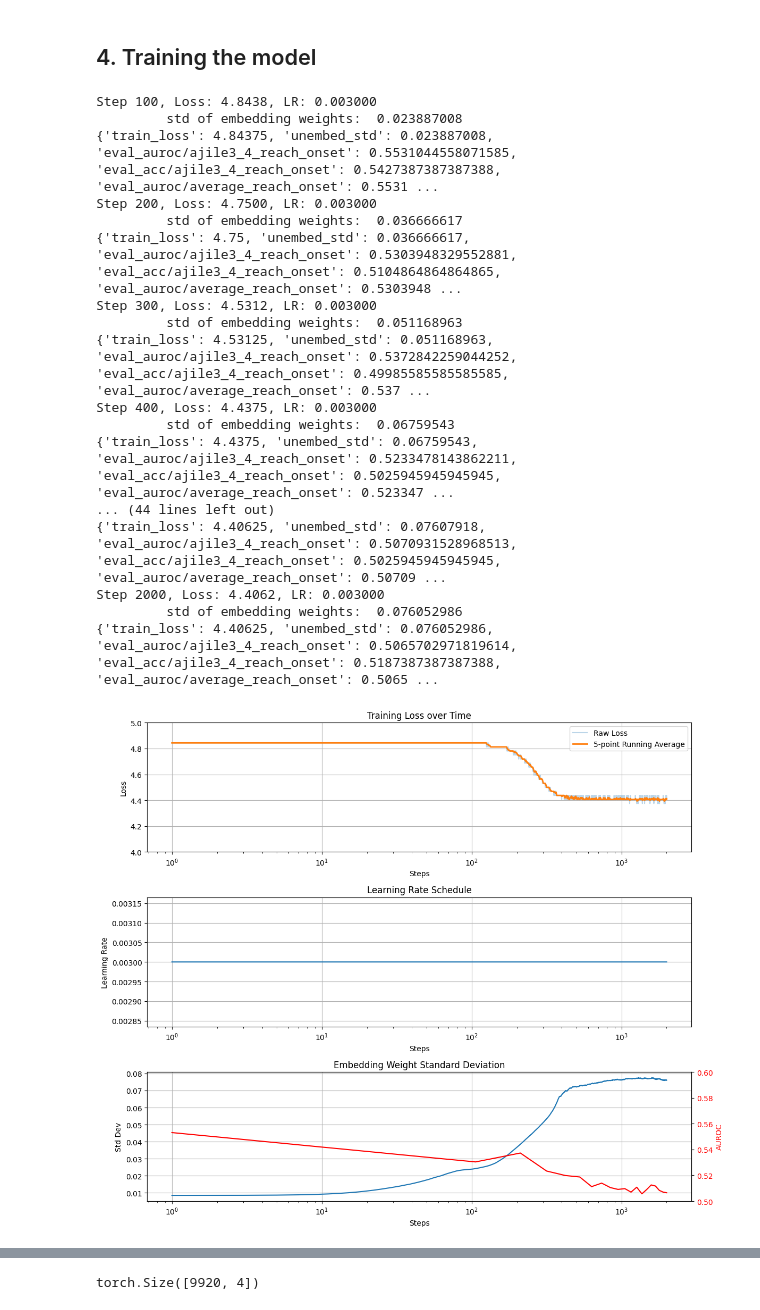
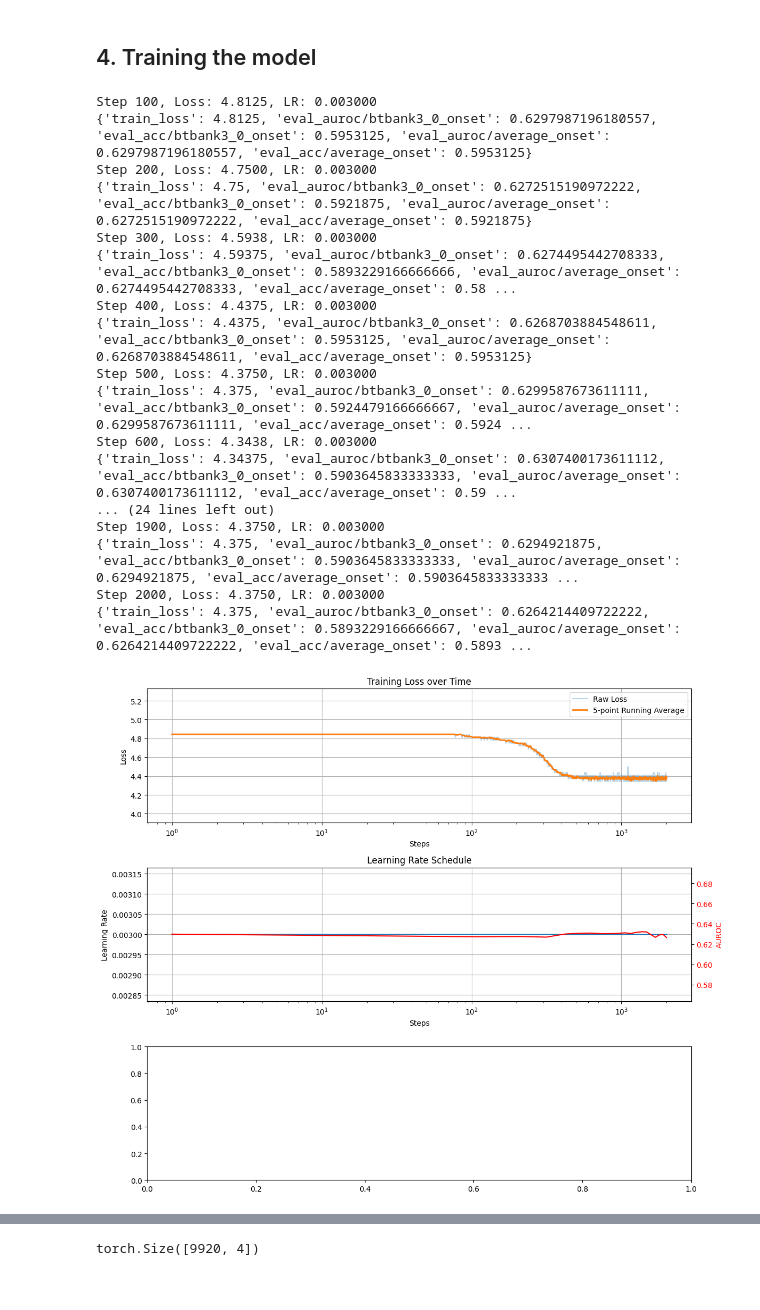
Before and after one commit to azaho/bfm, a Jupyter notebook: exp_single_electrode_new_ajile.ipynb, the cells around one changed output, grey strips where cells are left out. Drawn from its saved outputs; the diff is of its cells as text; code cells hidden in the pictures.

```diff
--- a/exp_single_electrode_new_ajile.ipynb
+++ b/exp_single_electrode_new_ajile.ipynb
@@ -203,0 +292,8 @@ inverter = DistributionInverter(samples=samples).to(device, dtype=dtype)
+# %%
+batch = next(dataloader)
+batch_data = batch['data'].to(device, dtype=dtype).reshape(batch_size, window_size//n_samples_per_bin, n_samples_per_bin) # shape (batch_size, seq_len, 1)
+batch_data = inverter(batch_data)
+# %%
+masker = Masker(p_masked_intervals=0.5)
+masked_x, mask = masker.forward(batch_data)
+masked_x.shape, mask.shape
@@ -495,4 +608,7 @@ class ModelEvaluation_AjileBench():
 # %%
-evaluation = ModelEvaluation_AjileBench(model, inverter, [(subject, trial_id)], ["reach_onset"], feature_aggregation_method='concat', mean_collapse_factor=1)
+if AJILE:
+    evaluation = ModelEvaluation_AjileBench(model, inverter, [(subject, trial_id)], ["reach_onset"], feature_aggregation_method='concat', mean_collapse_factor=32)
+else:
+    evaluation = ModelEvaluation_BTBench(model, inverter, [(subject, 0)], ["onset"], feature_aggregation_method='concat', mean_collapse_factor=128)
 evaluation.evaluate()
 # %% [output]
@@ -529,8 +645,9 @@ for batch in dataloader:
 
     batch_data = batch['data'].to(device, dtype=dtype).reshape(batch_size, window_size//n_samples_per_bin, n_samples_per_bin) # shape (batch_size, seq_len, 1)
     batch_data = inverter(batch_data)
+    masked_x, mask = masker.forward(batch_data)
 
-    loss = model.calculate_loss(batch_data)
+    loss = model.calculate_loss(masked_x.unsqueeze(-2), mask=mask)
     loss.backward()
     for optimizer in optimizers:
         optimizer.step()
@@ -543,13 +660,11 @@ for batch in dataloader:
     # Log metrics
     log_dict = {
         'train_loss': loss.item(),
-        'unembed_std': model.embed.embedding_weights.data.cpu().float().numpy().std()
     }
 
     if step % 100 == 0:
         current_lr = optimizers[-1].param_groups[0]['lr']
         print(f"Step {step}, Loss: {loss.item():.4f}, LR: {current_lr:.6f}")
-        print("\t std of embedding weights: ", log_dict['unembed_std'])
 
         # Add evaluation results
         evaluation_results = evaluation.evaluate()
@@ -562,23 +677,23 @@ for batch in dataloader:
         break # Only process one batch per step
     step += 1
 # %% [output]
-Step 100, Loss: 4.8438, LR: 0.003000
-         std of embedding weights:  0.023887008
-{'train_loss': 4.84375, 'unembed_std': 0.023887008, 'eval_auroc/ajile3_4_reach_onset': 0.5531044558071585, 'eval_acc/ajile3_4_reach_onset': 0.5427387387387388, 'eval_auroc/average_reach_onset': 0.5531 ...
+Step 100, Loss: 4.8125, LR: 0.003000
+{'train_loss': 4.8125, 'eval_auroc/btbank3_0_onset': 0.6297987196180557, 'eval_acc/btbank3_0_onset': 0.5953125, 'eval_auroc/average_onset': 0.6297987196180557, 'eval_acc/average_onset': 0.5953125}
 Step 200, Loss: 4.7500, LR: 0.003000
-         std of embedding weights:  0.036666617
-{'train_loss': 4.75, 'unembed_std': 0.036666617, 'eval_auroc/ajile3_4_reach_onset': 0.5303948329552881, 'eval_acc/ajile3_4_reach_onset': 0.5104864864864865, 'eval_auroc/average_reach_onset': 0.5303948 ...
-Step 300, Loss: 4.5312, LR: 0.003000
-         std of embedding weights:  0.051168963
-{'train_loss': 4.53125, 'unembed_std': 0.051168963, 'eval_auroc/ajile3_4_reach_onset': 0.5372842259044252, 'eval_acc/ajile3_4_reach_onset': 0.49985585585585585, 'eval_auroc/average_reach_onset': 0.537 ...
+{'train_loss': 4.75, 'eval_auroc/btbank3_0_onset': 0.6272515190972222, 'eval_acc/btbank3_0_onset': 0.5921875, 'eval_auroc/average_onset': 0.6272515190972222, 'eval_acc/average_onset': 0.5921875}
+Step 300, Loss: 4.5938, LR: 0.003000
+{'train_loss': 4.59375, 'eval_auroc/btbank3_0_onset': 0.6274495442708333, 'eval_acc/btbank3_0_onset': 0.5893229166666666, 'eval_auroc/average_onset': 0.6274495442708333, 'eval_acc/average_onset': 0.58 ...
 Step 400, Loss: 4.4375, LR: 0.003000
-         std of embedding weights:  0.06759543
-{'train_loss': 4.4375, 'unembed_std': 0.06759543, 'eval_auroc/ajile3_4_reach_onset': 0.5233478143862211, 'eval_acc/ajile3_4_reach_onset': 0.5025945945945945, 'eval_auroc/average_reach_onset': 0.523347 ...
-... (44 lines left out)
-{'train_loss': 4.40625, 'unembed_std': 0.07607918, 'eval_auroc/ajile3_4_reach_onset': 0.5070931528968513, 'eval_acc/ajile3_4_reach_onset': 0.5025945945945945, 'eval_auroc/average_reach_onset': 0.50709 ...
-Step 2000, Loss: 4.4062, LR: 0.003000
-         std of embedding weights:  0.076052986
-{'train_loss': 4.40625, 'unembed_std': 0.076052986, 'eval_auroc/ajile3_4_reach_onset': 0.5065702971819614, 'eval_acc/ajile3_4_reach_onset': 0.5187387387387388, 'eval_auroc/average_reach_onset': 0.5065 ...
+{'train_loss': 4.4375, 'eval_auroc/btbank3_0_onset': 0.6268703884548611, 'eval_acc/btbank3_0_onset': 0.5953125, 'eval_auroc/average_onset': 0.6268703884548611, 'eval_acc/average_onset': 0.5953125}
+Step 500, Loss: 4.3750, LR: 0.003000
+{'train_loss': 4.375, 'eval_auroc/btbank3_0_onset': 0.6299587673611111, 'eval_acc/btbank3_0_onset': 0.5924479166666667, 'eval_auroc/average_onset': 0.6299587673611111, 'eval_acc/average_onset': 0.5924 ...
+Step 600, Loss: 4.3438, LR: 0.003000
+{'train_loss': 4.34375, 'eval_auroc/btbank3_0_onset': 0.6307400173611112, 'eval_acc/btbank3_0_onset': 0.5903645833333333, 'eval_auroc/average_onset': 0.6307400173611112, 'eval_acc/average_onset': 0.59 ...
+... (24 lines left out)
+Step 1900, Loss: 4.3750, LR: 0.003000
+{'train_loss': 4.375, 'eval_auroc/btbank3_0_onset': 0.6294921875, 'eval_acc/btbank3_0_onset': 0.5903645833333333, 'eval_auroc/average_onset': 0.6294921875, 'eval_acc/average_onset': 0.5903645833333333 ...
+Step 2000, Loss: 4.3750, LR: 0.003000
+{'train_loss': 4.375, 'eval_auroc/btbank3_0_onset': 0.6264214409722222, 'eval_acc/btbank3_0_onset': 0.5893229166666667, 'eval_auroc/average_onset': 0.6264214409722222, 'eval_acc/average_onset': 0.5893 ...
 # %%
 # Extract values from training logs
 steps = []
@@ -593,12 +708,14 @@ step = 1
 for log_dict in training_logs:
     steps.append(step)
     losses.append(log_dict['train_loss'])
-    stds.append(log_dict['unembed_std'])
-
     # Extract evaluation metrics if available
     if 'eval_auroc/average_reach_onset' in log_dict:
         aurocs.append(log_dict['eval_auroc/average_reach_onset'])
         accs.append(log_dict['eval_acc/average_reach_onset'])
+    # Extract evaluation metrics if available
+    if 'eval_auroc/average_onset' in log_dict:
+        aurocs.append(log_dict['eval_auroc/average_onset'])
+        accs.append(log_dict['eval_acc/average_onset'])
 
     # Get learning rate from last optimizer
     current_lr = optimizers[-1].param_groups[0]['lr']
@@ -619,41 +736,34 @@ for i in range(len(losses)):
 # Create figure with multiple subplots
 fig, (ax1, ax2, ax3) = plt.subplots(3, 1, figsize=(12, 10))
 
 # Plot loss with running average
 ax1.semilogx(steps, losses, alpha=0.3, label='Raw Loss')
 ax1.semilogx(steps, running_avg_losses, linewidth=2, label=f'{n_ave}-point Running Average')
 ax1.set_xlabel('Steps')
 ax1.set_ylabel('Loss')
 ax1.set_title('Training Loss over Time')
 ax1.grid(True)
-ax1.set_ylim(4.0, 5.0)
+ax1.set_ylim(min(losses)*0.9, max(losses)*1.1)
 ax1.legend()
 
 # Plot learning rate
 ax2.semilogx(steps, lrs)
 ax2.set_xlabel('Steps')
 ax2.set_ylabel('Learning Rate')
 ax2.set_title('Learning Rate Schedule')
 ax2.grid(True)
 
-# Plot embedding weight std
-ax3.semilogx(steps, stds)
-ax3.set_xlabel('Steps')
-ax3.set_ylabel('Std Dev')
-ax3.set_title('Embedding Weight Standard Deviation')
-ax3.grid(True)
-
 # If we have evaluation metrics, add them to the plot
 if aurocs:
     # Create a twin axis for the AUROC values
-    ax4 = ax3.twinx()
+    ax4 = ax2.twinx()
     eval_steps = np.linspace(1, len(steps), len(aurocs))  # Only use steps where we have eval metrics
     ax4.semilogx(eval_steps, aurocs, 'r-', label='AUROC')
     ax4.set_ylabel('AUROC', color='r')
     ax4.tick_params(axis='y', labelcolor='r')
-    ax4.set_ylim(0.5, 0.6)  # Adjust based on your data
+    ax4.set_ylim(min(aurocs)*0.9, max(aurocs)*1.1)  # Adjust based on your data
 
 plt.tight_layout()
 plt.show()
 # %% [output]
-[figure, old version]
+[figure, new version]
```
Also changed, not shown: parts of 15 cells of this notebook, 6 other files.
